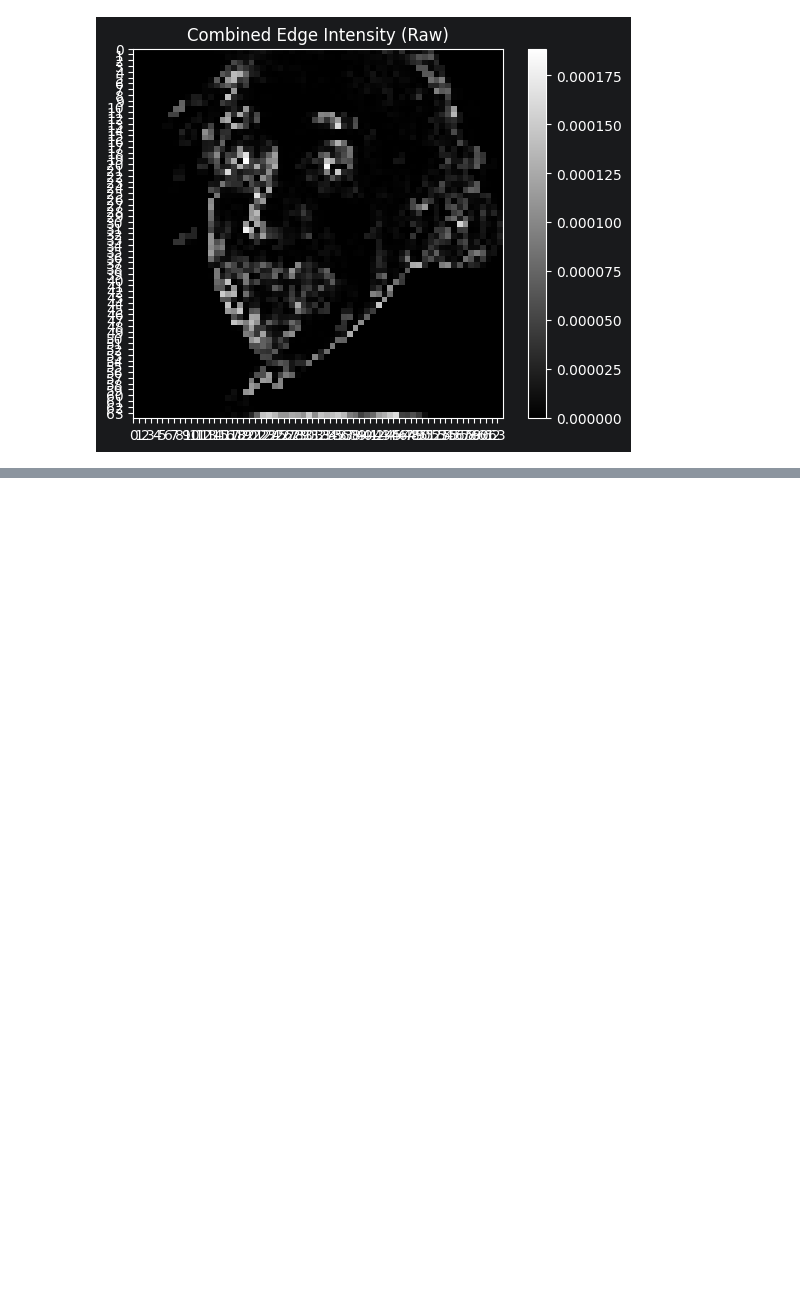
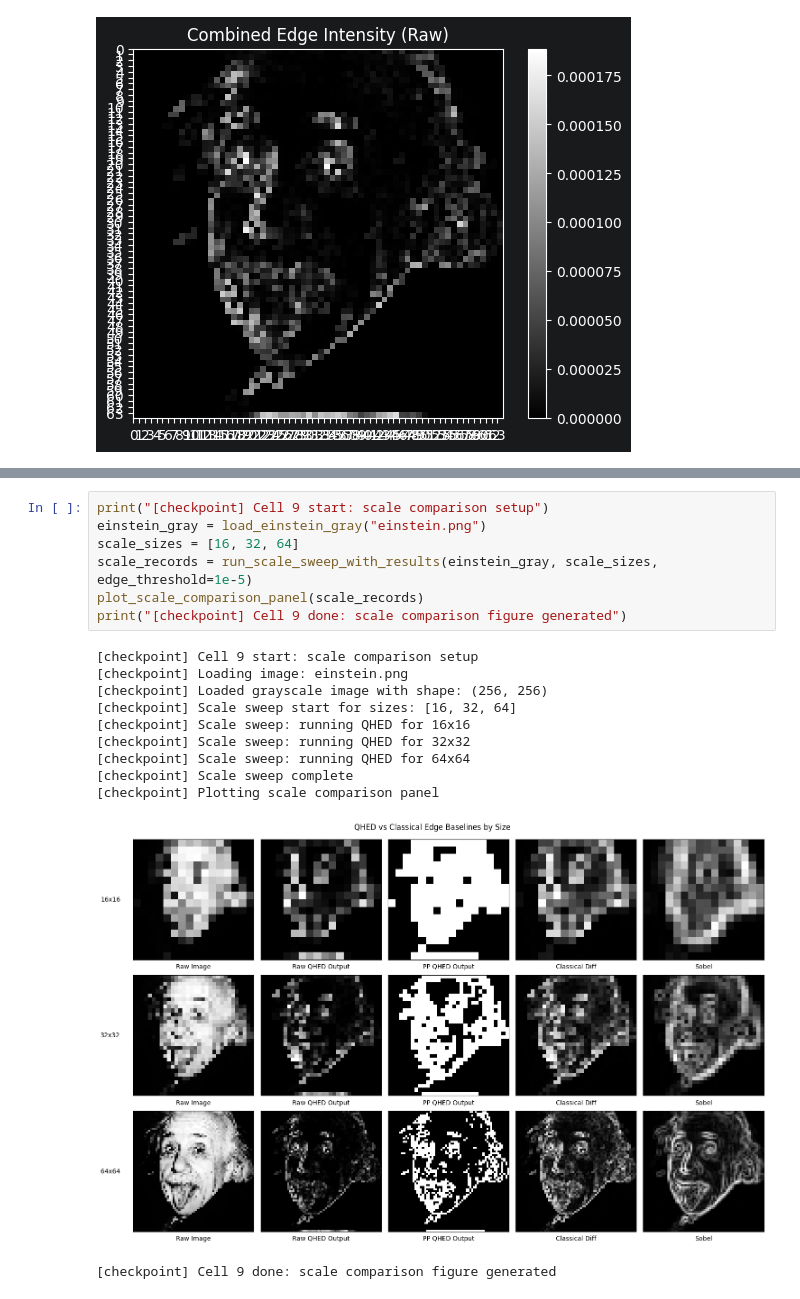
Before and after one commit to jjdcorke/Quantum-Edge-Detection---QIC890, a Jupyter notebook: QHED.ipynb, the cells around one changed output, grey strips where cells are left out. Saved outputs shown, nothing was run; the diff lists cells and outputs as text; blank space fills up the shorter version.

```diff
--- a/QHED.ipynb
+++ b/QHED.ipynb
@@ -112,0 +284,19 @@ qhed_einstein.plot_raw_results()
+# %%
+print("[checkpoint] Cell 9 start: scale comparison setup")
+einstein_gray = load_einstein_gray("einstein.png")
+scale_sizes = [16, 32, 64]
+scale_records = run_scale_sweep_with_results(einstein_gray, scale_sizes, edge_threshold=1e-5)
+plot_scale_comparison_panel(scale_records)
+print("[checkpoint] Cell 9 done: scale comparison figure generated")
+# %% [output]
+[checkpoint] Cell 9 start: scale comparison setup
+[checkpoint] Loading image: einstein.png
+[checkpoint] Loaded grayscale image with shape: (256, 256)
+[checkpoint] Scale sweep start for sizes: [16, 32, 64]
+[checkpoint] Scale sweep: running QHED for 16x16
+[checkpoint] Scale sweep: running QHED for 32x32
+[checkpoint] Scale sweep: running QHED for 64x64
+[checkpoint] Scale sweep complete
+[checkpoint] Plotting scale comparison panel
+[figure, added]
+[checkpoint] Cell 9 done: scale comparison figure generated
```
Also changed, not shown: parts of 2 cells of this notebook, 1 other file.
